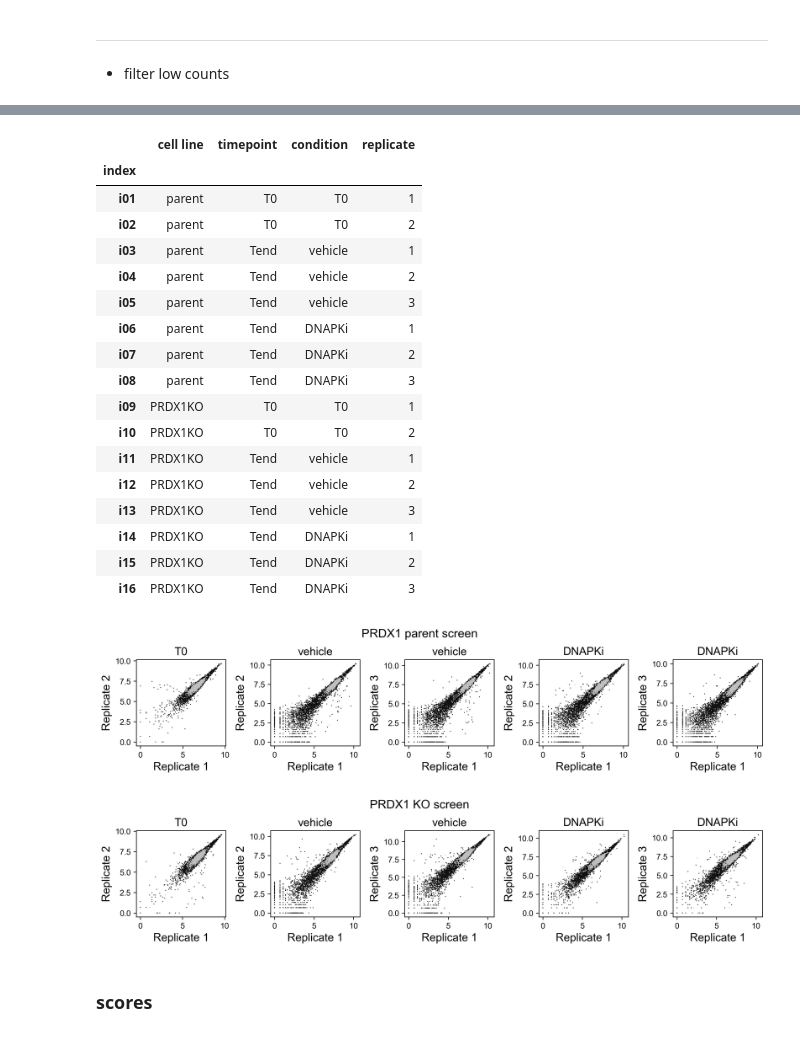
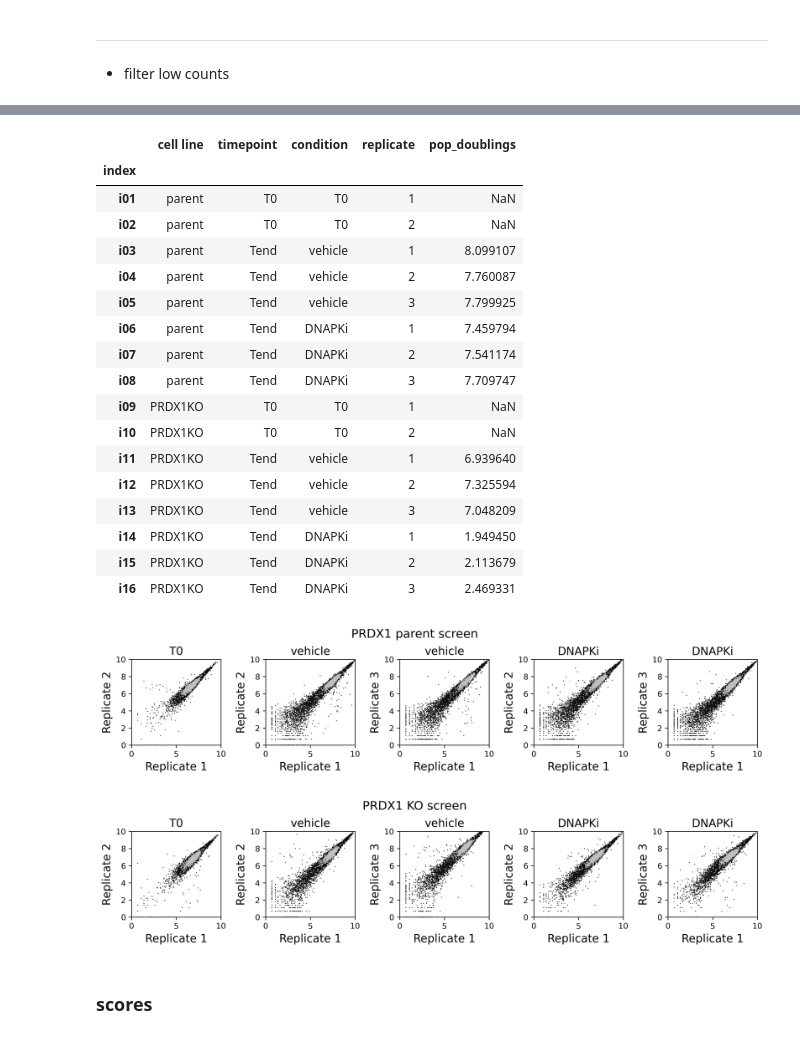
Before and after one commit to abearab/DDRi-screens, a Jupyter notebook: CRISPRi-PRDX1-screens/2_screen_analysis.ipynb, the cells around one changed output, grey strips where cells are left out. Saved outputs shown, nothing was run; the diff lists cells and outputs as text; code cells hidden in the pictures.

```diff
--- a/CRISPRi-PRDX1-screens/2_screen_analysis.ipynb
+++ b/CRISPRi-PRDX1-screens/2_screen_analysis.ipynb
@@ -116,5 +20,16 @@ adata.obs = adata.obs.rename(columns={'treatment':'condition','rep':'replicate'}
+# %%
+meta = pd.read_excel('PRDX1samplesheet_incgrowth.xlsx',index_col=0)
+# %%
+adata = ad.read_h5ad('results/adata_counts.h5ad.gz')
+
+del adata.layers
+
+adata.obs.treatment = adata.obs.treatment.str.replace('-','T0')
+adata.obs = adata.obs.rename(columns={'treatment':'condition','rep':'replicate'})
+
+adata.obs['pop_doublings'] = meta['pop doublings'].replace('-',np.nan).astype(float)
 # %% [markdown]
 ___
 - filter low counts
 # %%
-adata = adata[:,adata.to_df().sum().gt(50)].copy()
+scp.utils.find_low_counts
@@ -129,60 +38,60 @@ adata.var.head(3)
 # %%
 adata.obs
 # %% [output]
-|  | cell line | timepoint | condition | replicate |
-| index |  |  |  |  |
-| i01 | parent | T0 | T0 | 1 |
-| i02 | parent | T0 | T0 | 2 |
-| i03 | parent | Tend | vehicle | 1 |
-| i04 | parent | Tend | vehicle | 2 |
-| i05 | parent | Tend | vehicle | 3 |
-| i06 | parent | Tend | DNAPKi | 1 |
-| i07 | parent | Tend | DNAPKi | 2 |
-| i08 | parent | Tend | DNAPKi | 3 |
-| i09 | PRDX1KO | T0 | T0 | 1 |
-| i10 | PRDX1KO | T0 | T0 | 2 |
-| i11 | PRDX1KO | Tend | vehicle | 1 |
-| i12 | PRDX1KO | Tend | vehicle | 2 |
-| i13 | PRDX1KO | Tend | vehicle | 3 |
-| i14 | PRDX1KO | Tend | DNAPKi | 1 |
-| i15 | PRDX1KO | Tend | DNAPKi | 2 |
-| i16 | PRDX1KO | Tend | DNAPKi | 3 |
+|  | cell line | timepoint | condition | replicate | pop_doublings |
+| index |  |  |  |  |  |
+| i01 | parent | T0 | T0 | 1 | NaN |
+| i02 | parent | T0 | T0 | 2 | NaN |
+| i03 | parent | Tend | vehicle | 1 | 8.099107 |
+| i04 | parent | Tend | vehicle | 2 | 7.760087 |
+| i05 | parent | Tend | vehicle | 3 | 7.799925 |
+| i06 | parent | Tend | DNAPKi | 1 | 7.459794 |
+| i07 | parent | Tend | DNAPKi | 2 | 7.541174 |
+| i08 | parent | Tend | DNAPKi | 3 | 7.709747 |
+| i09 | PRDX1KO | T0 | T0 | 1 | NaN |
+| i10 | PRDX1KO | T0 | T0 | 2 | NaN |
+| i11 | PRDX1KO | Tend | vehicle | 1 | 6.939640 |
+| i12 | PRDX1KO | Tend | vehicle | 2 | 7.325594 |
+| i13 | PRDX1KO | Tend | vehicle | 3 | 7.048209 |
+| i14 | PRDX1KO | Tend | DNAPKi | 1 | 1.949450 |
+| i15 | PRDX1KO | Tend | DNAPKi | 2 | 2.113679 |
+| i16 | PRDX1KO | Tend | DNAPKi | 3 | 2.469331 |
 # %%
 fig, axes = plt.subplots(ncols=5,
                          figsize=(13,3),
                          gridspec_kw={'wspace': 0.5, 'left': 0.12,'top':.8,'bottom':.3},
                          # sharey=True
                         )
-draw_scatter(adata, 'i01','i02','T0', axes[0])
-draw_scatter(adata, 'i03','i04','vehicle', axes[1])
-draw_scatter(adata, 'i03','i05','vehicle', axes[2])
-draw_scatter(adata, 'i06','i07','DNAPKi', axes[3])
-draw_scatter(adata, 'i06','i08','DNAPKi', axes[4])
+scp.pl.plotReplicateScatter(axes[0], adata, 'i01','i02','T0',min_val=0,max_val=10)
+scp.pl.plotReplicateScatter(axes[1], adata, 'i03','i04','vehicle',min_val=0,max_val=10)
+scp.pl.plotReplicateScatter(axes[2], adata, 'i03','i05','vehicle',min_val=0,max_val=10)
+scp.pl.plotReplicateScatter(axes[3], adata, 'i06','i07','DNAPKi',min_val=0,max_val=10)
+scp.pl.plotReplicateScatter(axes[4], adata, 'i06','i08','DNAPKi',min_val=0,max_val=10)
 
 fig.suptitle('PRDX1 parent screen',fontsize=15)
 
 # plt.savefig('NAC_counts_qc.pdf',bbox_inches='tight')
 plt.show()
 # %% [output]
-[figure, old version]
+[figure, new version]
 # %%
 fig, axes = plt.subplots(ncols=5,
                          figsize=(13,3),
                          gridspec_kw={'wspace': 0.5, 'left': 0.12,'top':.8,'bottom':.3},
                          # sharey=True
                         )
-draw_scatter(adata, 'i09','i10','T0', axes[0])
-draw_scatter(adata, 'i11','i12','vehicle', axes[1])
-draw_scatter(adata, 'i11','i13','vehicle', axes[2])
-draw_scatter(adata, 'i14','i15','DNAPKi', axes[3])
-draw_scatter(adata, 'i14','i16','DNAPKi', axes[4])
+scp.pl.plotReplicateScatter(axes[0], adata, 'i09','i10','T0',min_val=0,max_val=10)
+scp.pl.plotReplicateScatter(axes[1], adata, 'i11','i12','vehicle',min_val=0,max_val=10)
+scp.pl.plotReplicateScatter(axes[2], adata, 'i11','i13','vehicle',min_val=0,max_val=10)
+scp.pl.plotReplicateScatter(axes[3], adata, 'i14','i15','DNAPKi',min_val=0,max_val=10)
+scp.pl.plotReplicateScatter(axes[4], adata, 'i14','i16','DNAPKi',min_val=0,max_val=10)
 
 fig.suptitle('PRDX1 KO screen',fontsize=15)
 
 # plt.savefig('NAC_counts_qc.pdf',bbox_inches='tight')
 plt.show()
 # %% [output]
-[figure, old version]
+[figure, new version]
 # %% [markdown]
 ### scores
 # %% [markdown]
```
Also changed, not shown: parts of 32 cells of this notebook.
